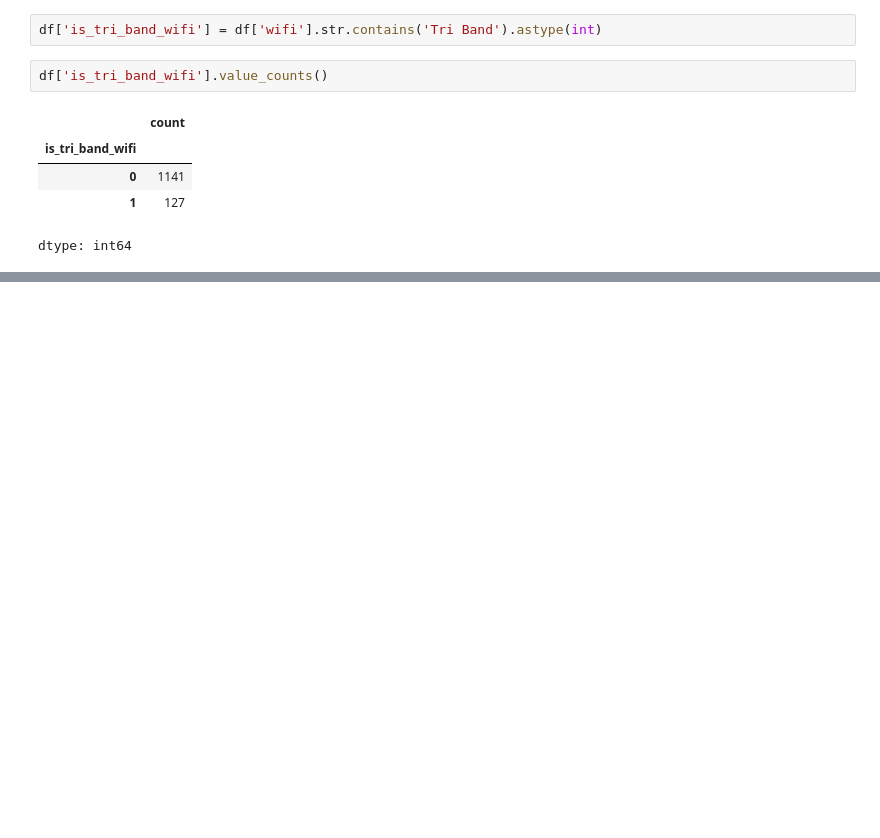
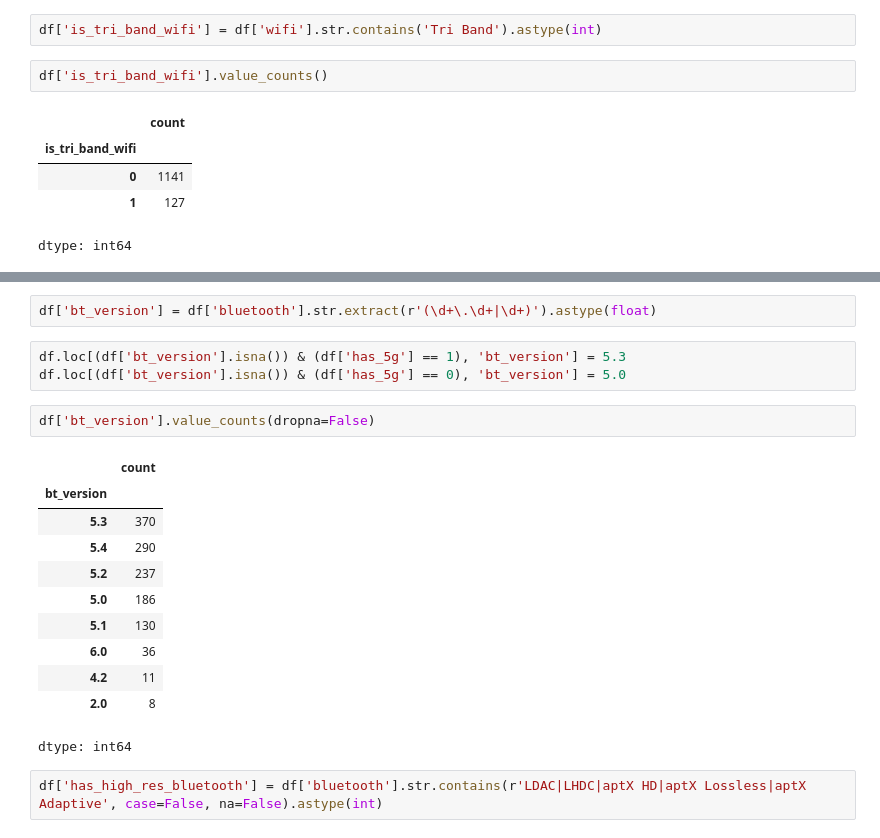
Before and after one commit to rajeshxdatascience/smartphone-recommender-system, a Jupyter notebook: SpecLens_AI_Data_Engineering.ipynb, the cells around one changed output, grey strips where cells are left out. Drawn from its saved outputs; the diff is of its cells as text; blank space fills up the shorter version.

```diff
--- a/SpecLens_AI_Data_Engineering.ipynb
+++ b/SpecLens_AI_Data_Engineering.ipynb
@@ -5071,0 +5119,21 @@ dtype: int64
+# %%
+df['bt_version'] = df['bluetooth'].str.extract(r'(\d+\.\d+|\d+)').astype(float)
+# %%
+df.loc[(df['bt_version'].isna()) & (df['has_5g'] == 1), 'bt_version'] = 5.3
+df.loc[(df['bt_version'].isna()) & (df['has_5g'] == 0), 'bt_version'] = 5.0
+# %%
+df['bt_version'].value_counts(dropna=False)
+# %% [output]
+|  | count |
+| bt_version |  |
+| 5.3 | 370 |
+| 5.4 | 290 |
+| 5.2 | 237 |
+| 5.0 | 186 |
+| 5.1 | 130 |
+| 6.0 | 36 |
+| 4.2 | 11 |
+| 2.0 | 8 |
+dtype: int64
+# %%
+df['has_high_res_bluetooth'] = df['bluetooth'].str.contains(r'LDAC|LHDC|aptX HD|aptX Lossless|aptX Adaptive', case=False, na=False).astype(int)
```
Also changed, not shown: parts of 4 cells of this notebook.
